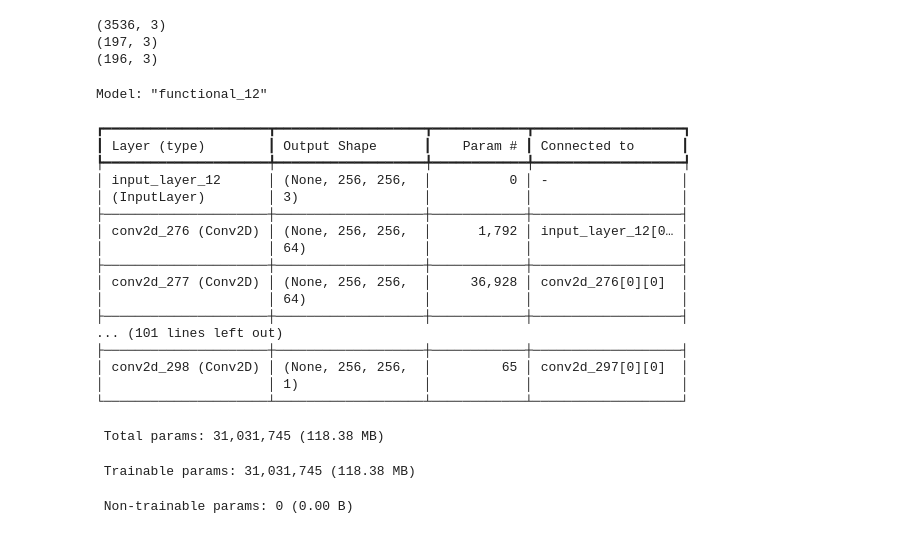
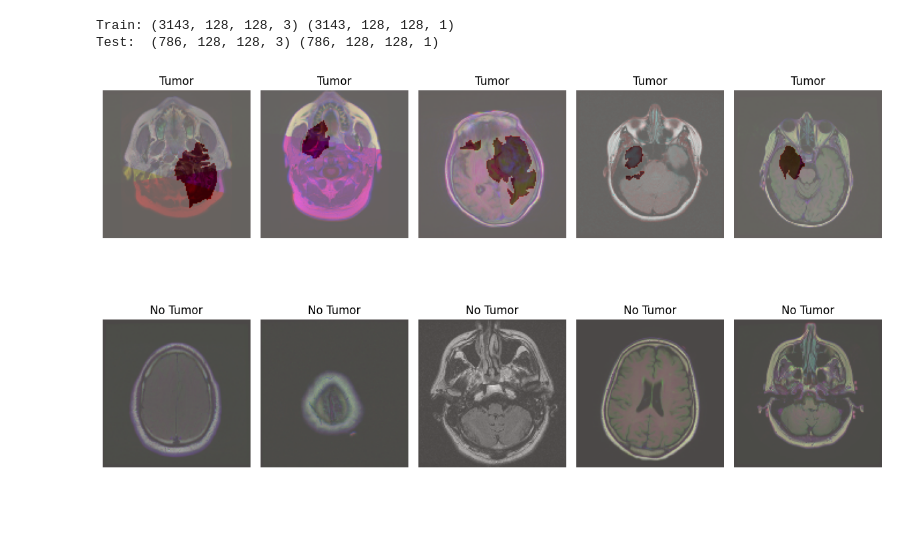
Before and after one commit to ousghao/deep_learning, a Jupyter notebook: segementation/medical_segm.ipynb, the cells around one changed output. Cells and saved outputs as stored; diff of their text form; code cells hidden in the pictures; blank space fills up the shorter version.

```diff
--- a/segementation/medical_segm.ipynb
+++ b/segementation/medical_segm.ipynb
@@ -150,12 +177,11 @@ else:
 # %%
-from sklearn.model_selection import train_test_split
-df_train, df_test = train_test_split(df, test_size=0.1)
-df_test, df_val = train_test_split(df_test, test_size=0.5)
-print(df_train.values.shape)
-print(df_val.values.shape)
-print(df_test.values.shape)
+X_train, X_test, y_train, y_test = train_test_split(
+    images, masks, test_size=0.2, random_state=42
+)
+
+print("Train:", X_train.shape, y_train.shape)
+print("Test: ", X_test.shape, y_test.shape)
 # %% [output]
-(3536, 3)
-(197, 3)
-(196, 3)
+Train: (3143, 128, 128, 3) (3143, 128, 128, 1)
+Test:  (786, 128, 128, 3) (786, 128, 128, 1)
 # %%
@@ -270,28 +270,7 @@ def unet(input_size = (256,256,3)):
     model = Model(inputs= inputs, outputs = conv10)
     return model
 # %%
-m=unet()
-m.summary()
+visualize_samples(X_test, y_test, n_samples=5)
 # %% [output]
-Model: "functional_12"
-┏━━━━━━━━━━━━━━━━━━━━━┳━━━━━━━━━━━━━━━━━━━┳━━━━━━━━━━━━┳━━━━━━━━━━━━━━━━━━━┓
-┃ Layer (type)        ┃ Output Shape      ┃    Param # ┃ Connected to      ┃
-┡━━━━━━━━━━━━━━━━━━━━━╇━━━━━━━━━━━━━━━━━━━╇━━━━━━━━━━━━╇━━━━━━━━━━━━━━━━━━━┩
-│ input_layer_12      │ (None, 256, 256,  │          0 │ -                 │
-│ (InputLayer)        │ 3)                │            │                   │
-├─────────────────────┼───────────────────┼────────────┼───────────────────┤
-│ conv2d_276 (Conv2D) │ (None, 256, 256,  │      1,792 │ input_layer_12[0… │
-│                     │ 64)               │            │                   │
-├─────────────────────┼───────────────────┼────────────┼───────────────────┤
-│ conv2d_277 (Conv2D) │ (None, 256, 256,  │     36,928 │ conv2d_276[0][0]  │
-│                     │ 64)               │            │                   │
-├─────────────────────┼───────────────────┼────────────┼───────────────────┤
-... (101 lines left out)
-├─────────────────────┼───────────────────┼────────────┼───────────────────┤
-│ conv2d_298 (Conv2D) │ (None, 256, 256,  │         65 │ conv2d_297[0][0]  │
-│                     │ 1)                │            │                   │
-└─────────────────────┴───────────────────┴────────────┴───────────────────┘
- Total params: 31,031,745 (118.38 MB)
- Trainable params: 31,031,745 (118.38 MB)
- Non-trainable params: 0 (0.00 B)
+[figure, added]
 # %%
```
Also changed, not shown: parts of 21 cells of this notebook, 4 other files.
